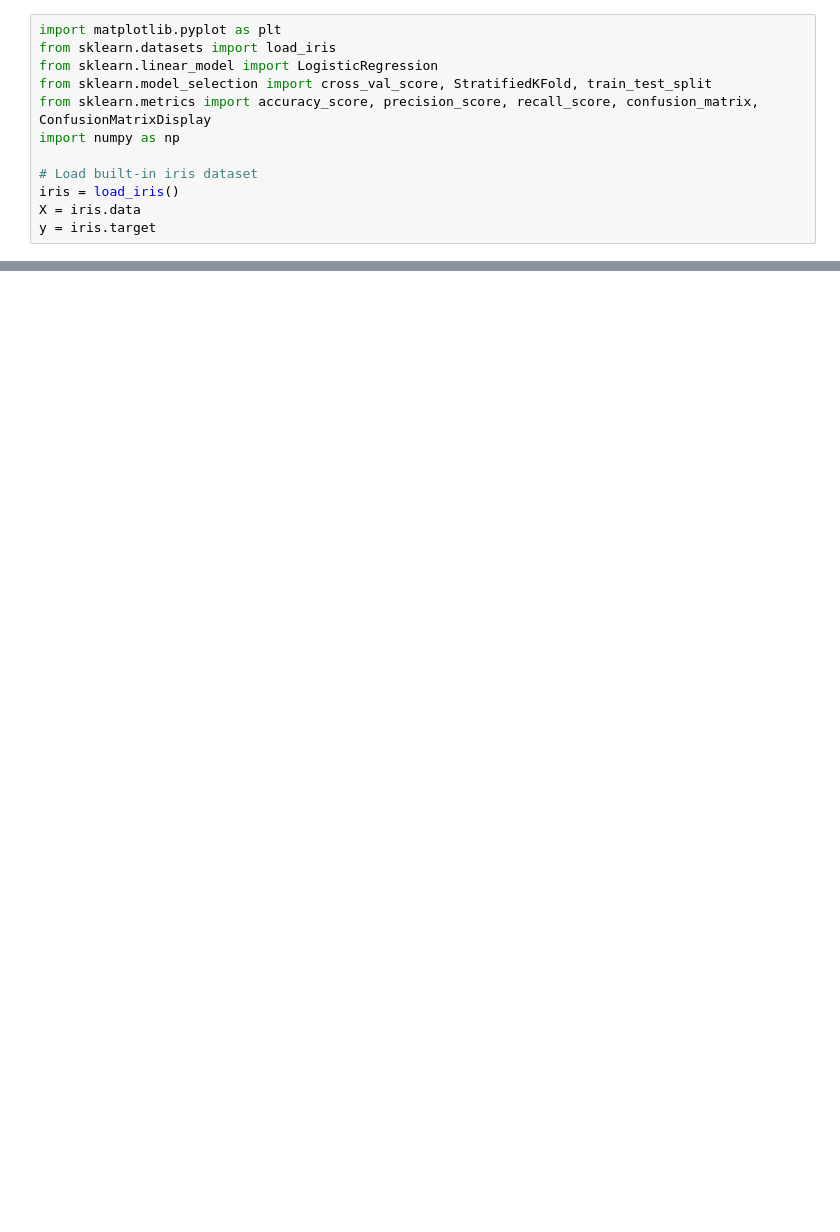
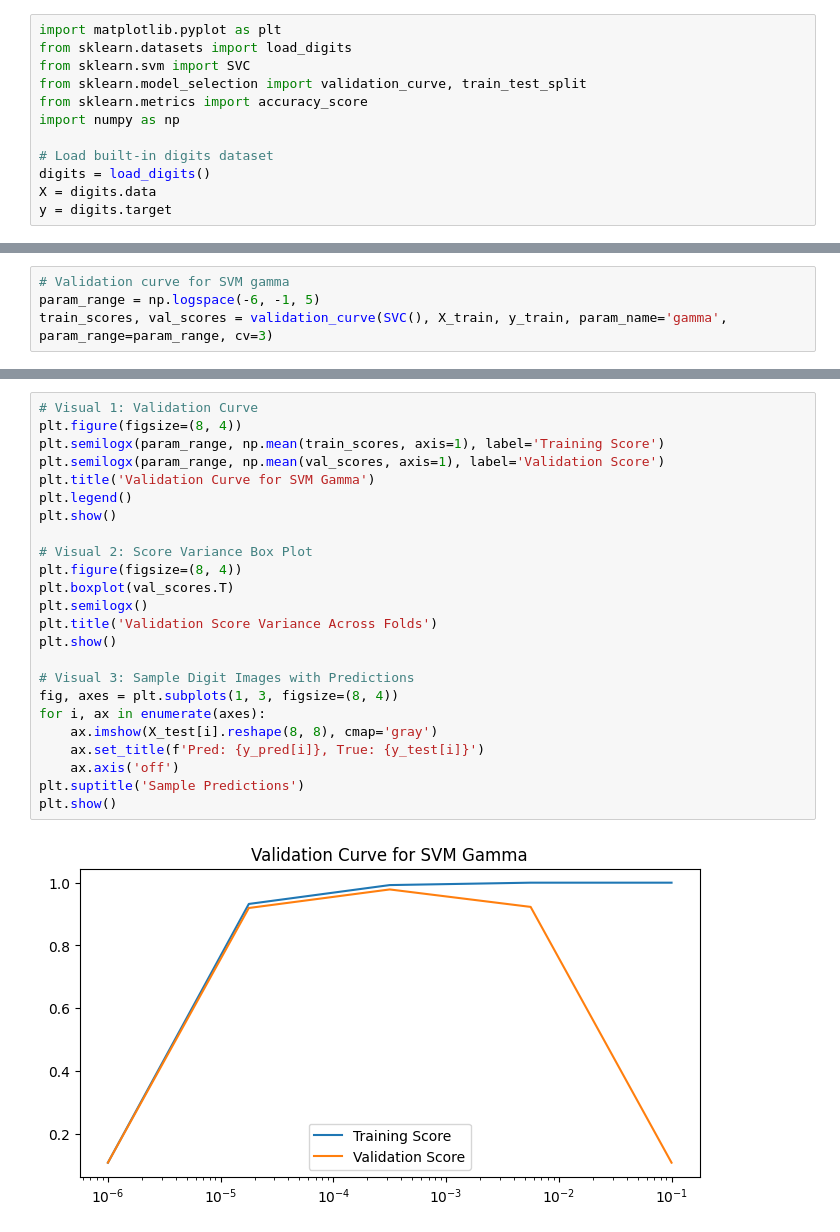
Before and after one commit to samuelhtampubolon/SDPM2025, a Jupyter notebook: KFold_CrossValidation_and_Evaluation_for_Classification_Using_ScikitLearn_with_Iris_Dataset.ipynb, the cells around one changed output, grey strips where cells are left out. Drawn from its saved outputs; the diff is of its cells as text; blank space fills up the shorter version.

```diff
--- a/KFold_CrossValidation_and_Evaluation_for_Classification_Using_ScikitLearn_with_Iris_Dataset.ipynb
+++ b/KFold_CrossValidation_and_Evaluation_for_Classification_Using_ScikitLearn_with_Iris_Dataset.ipynb
@@ -2,14 +2,14 @@
 <a href="https://colab.research.google.com/github/samuelhtampubolon/SDPM2025/blob/main/KFold_CrossValidation_and_Evaluation_for_Classification_Using_ScikitLearn_with_Iris_Dataset.ipynb" target="_parent"><img src="https://colab.research.google.com/assets/colab-badge.svg" alt="Open In Colab"/></a>
 # %%
 import matplotlib.pyplot as plt
-from sklearn.datasets import load_iris
-from sklearn.linear_model import LogisticRegression
-from sklearn.model_selection import cross_val_score, StratifiedKFold, train_test_split
-from sklearn.metrics import accuracy_score, precision_score, recall_score, confusion_matrix, ConfusionMatrixDisplay
+from sklearn.datasets import load_digits
+from sklearn.svm import SVC
+from sklearn.model_selection import validation_curve, train_test_split
+from sklearn.metrics import accuracy_score
 import numpy as np
 
-# Load built-in iris dataset
-iris = load_iris()
-X = iris.data
-y = iris.target
+# Load built-in digits dataset
+digits = load_digits()
+X = digits.data
+y = digits.target
 # %%
@@ -70,0 +18,4 @@ plt.show()
+# %%
+# Validation curve for SVM gamma
+param_range = np.logspace(-6, -1, 5)
+train_scores, val_scores = validation_curve(SVC(), X_train, y_train, param_name='gamma', param_range=param_range, cv=3)
@@ -70,0 +37,26 @@ plt.show()
+# %%
+# Visual 1: Validation Curve
+plt.figure(figsize=(8, 4))
+plt.semilogx(param_range, np.mean(train_scores, axis=1), label='Training Score')
+plt.semilogx(param_range, np.mean(val_scores, axis=1), label='Validation Score')
+plt.title('Validation Curve for SVM Gamma')
+plt.legend()
+plt.show()
+
+# Visual 2: Score Variance Box Plot
+plt.figure(figsize=(8, 4))
+plt.boxplot(val_scores.T)
+plt.semilogx()
+plt.title('Validation Score Variance Across Folds')
+plt.show()
+
+# Visual 3: Sample Digit Images with Predictions
+fig, axes = plt.subplots(1, 3, figsize=(8, 4))
+for i, ax in enumerate(axes):
+    ax.imshow(X_test[i].reshape(8, 8), cmap='gray')
+    ax.set_title(f'Pred: {y_pred[i]}, True: {y_test[i]}')
+    ax.axis('off')
+plt.suptitle('Sample Predictions')
+plt.show()
+# %% [output]
+[figure, added]
```
Also changed, not shown: parts of 7 cells of this notebook.
